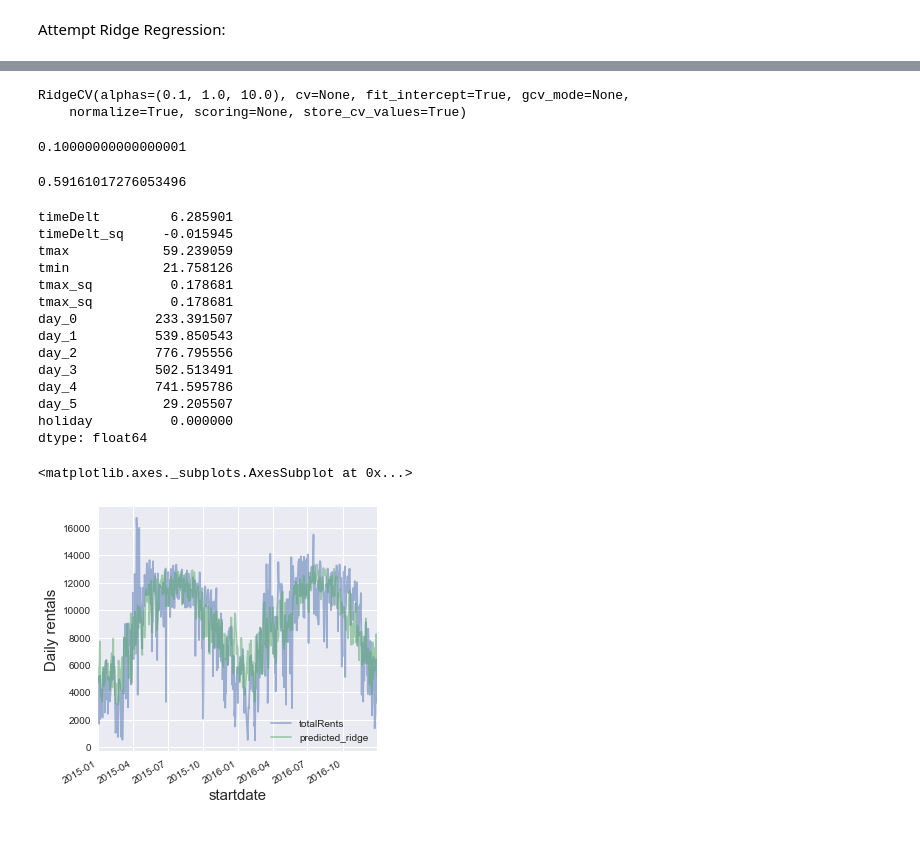
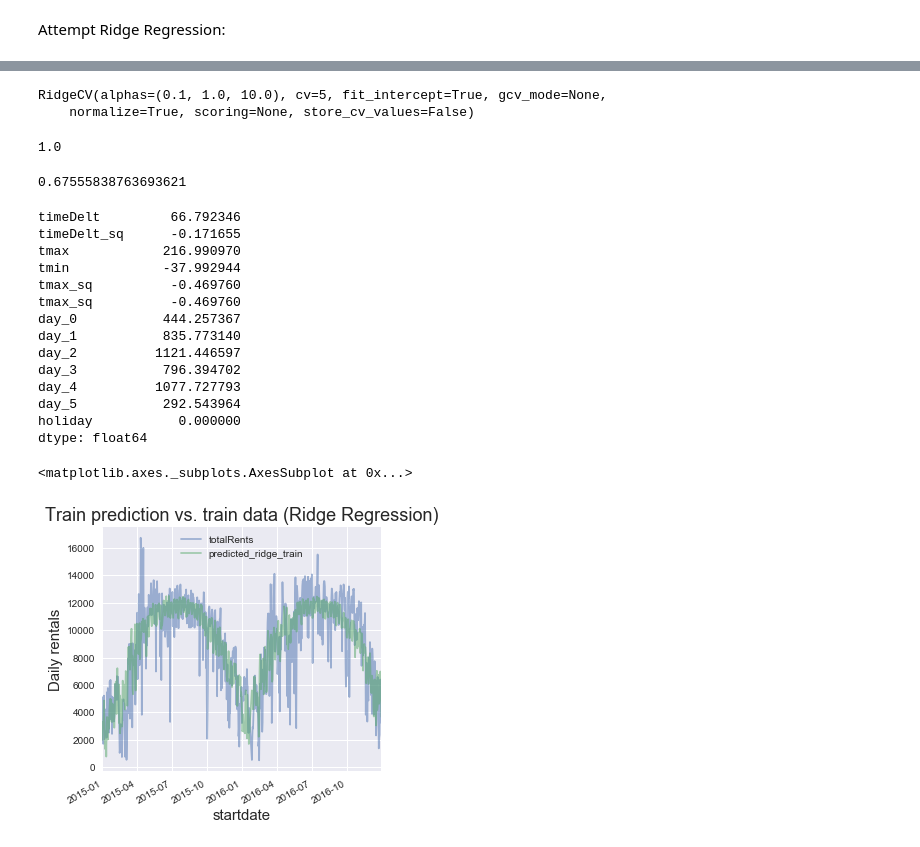
Before and after one commit to mskaerthomason/Springboard-Capstone-1, a Jupyter notebook: CapstoneDrafts/Bikeshare_model.ipynb, the cells around one changed output, grey strips where cells are left out. Cells and saved outputs as stored; diff of their text form; code cells hidden in the pictures.

```diff
--- a/CapstoneDrafts/Bikeshare_model.ipynb
+++ b/CapstoneDrafts/Bikeshare_model.ipynb
@@ -146,7 +146,7 @@ Attempt Ridge Regression:
 from sklearn.linear_model import Ridge
 from sklearn.linear_model import RidgeCV
 
-ridge_cv = RidgeCV(normalize=True, store_cv_values=True)
+ridge_cv = RidgeCV(normalize=True, cv=5, scoring=)
 # %%
 ridge_cv
 # %% [output]
@@ -155,43 +155,44 @@ RidgeCV(alphas=(0.1, 1.0, 10.0), cv=None, fit_intercept=True, gcv_mode=None,
 # %%
 ridge_cv.fit(X3, y)
 # %% [output]
-RidgeCV(alphas=(0.1, 1.0, 10.0), cv=None, fit_intercept=True, gcv_mode=None,
-    normalize=True, scoring=None, store_cv_values=True)
+RidgeCV(alphas=(0.1, 1.0, 10.0), cv=5, fit_intercept=True, gcv_mode=None,
+    normalize=True, scoring=None, store_cv_values=False)
 # %%
 ridge_cv.alpha_
 # %% [output]
-0.10000000000000001
+1.0
 # %%
 ridge_cv.score(X3, y)
 # %% [output]
-0.59161017276053496
+0.67555838763693621
 # %%
 params_ridge = pd.Series(ridge_cv.coef_, index=X3.columns)
 params_ridge
 # %% [output]
-timeDelt         6.285901
-timeDelt_sq     -0.015945
-tmax            59.239059
-tmin            21.758126
-tmax_sq          0.178681
-tmax_sq          0.178681
-day_0          233.391507
-day_1          539.850543
-day_2          776.795556
-day_3          502.513491
-day_4          741.595786
-day_5           29.205507
-holiday          0.000000
+timeDelt         66.792346
+timeDelt_sq      -0.171655
+tmax            216.990970
+tmin            -37.992944
+tmax_sq          -0.469760
+tmax_sq          -0.469760
+day_0           444.257367
+day_1           835.773140
+day_2          1121.446597
+day_3           796.394702
+day_4          1077.727793
+day_5           292.543964
+holiday           0.000000
 dtype: float64
 # %%
-totals['predicted_ridge'] = ridge_cv.predict(X3)
+totals['predicted_ridge_train'] = ridge_cv.predict(X3)
 # %%
 #predicted vs. actual plots
 fig, ax = plt.subplots(1,1)
 fig.set_size_inches(5,5)
+ax.set_title('Train prediction vs. train data (Ridge Regression)', fontsize=18)
 ax.set_ylabel('Daily rentals',fontsize=15)
 ax.set_xlabel('Day of the year (1 to 365)',fontsize=15)
-totals[['totalRents', 'predicted_ridge']].plot(alpha=0.5, ax=ax)
+totals[['totalRents', 'predicted_ridge_train']].plot(alpha=0.5, ax=ax)
 # %% [output]
 <matplotlib.axes._subplots.AxesSubplot at 0x...>
-[figure, old version]
+[figure, new version]
```
Also changed, not shown: parts of 2 cells of this notebook, 1 other file.
